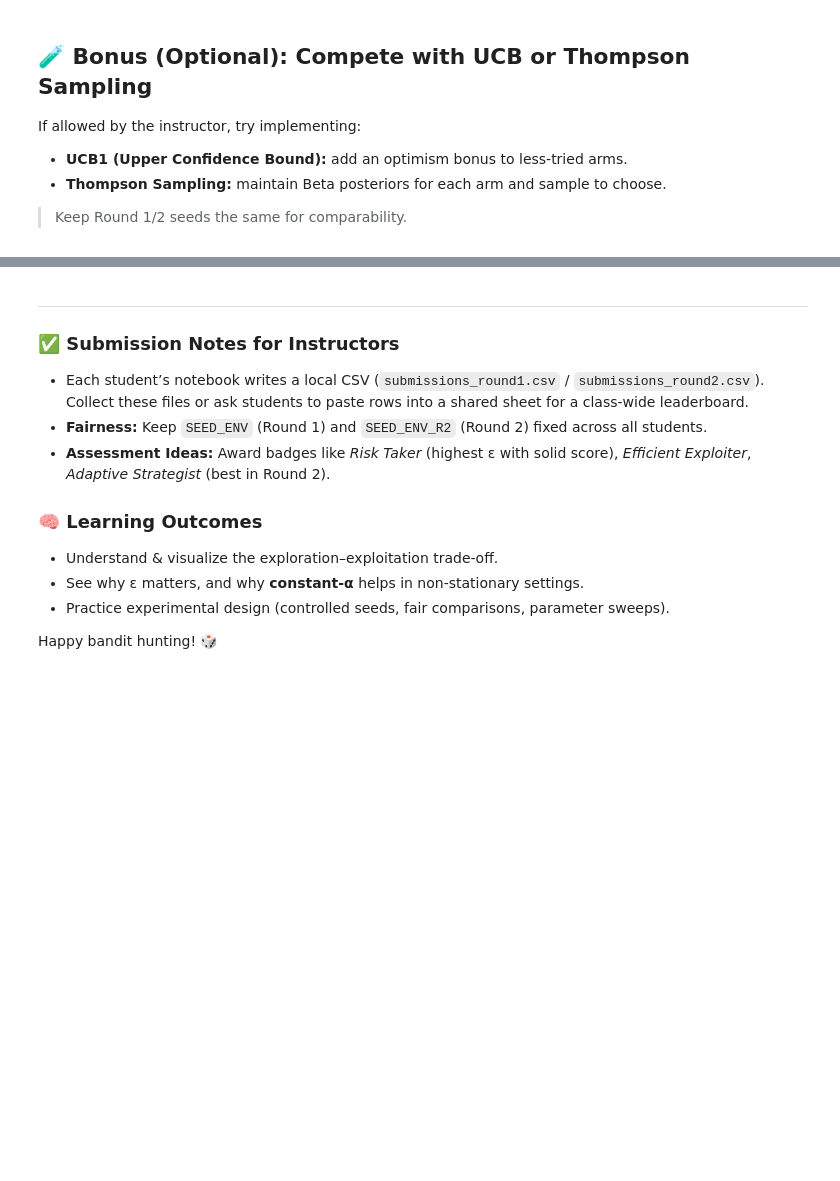
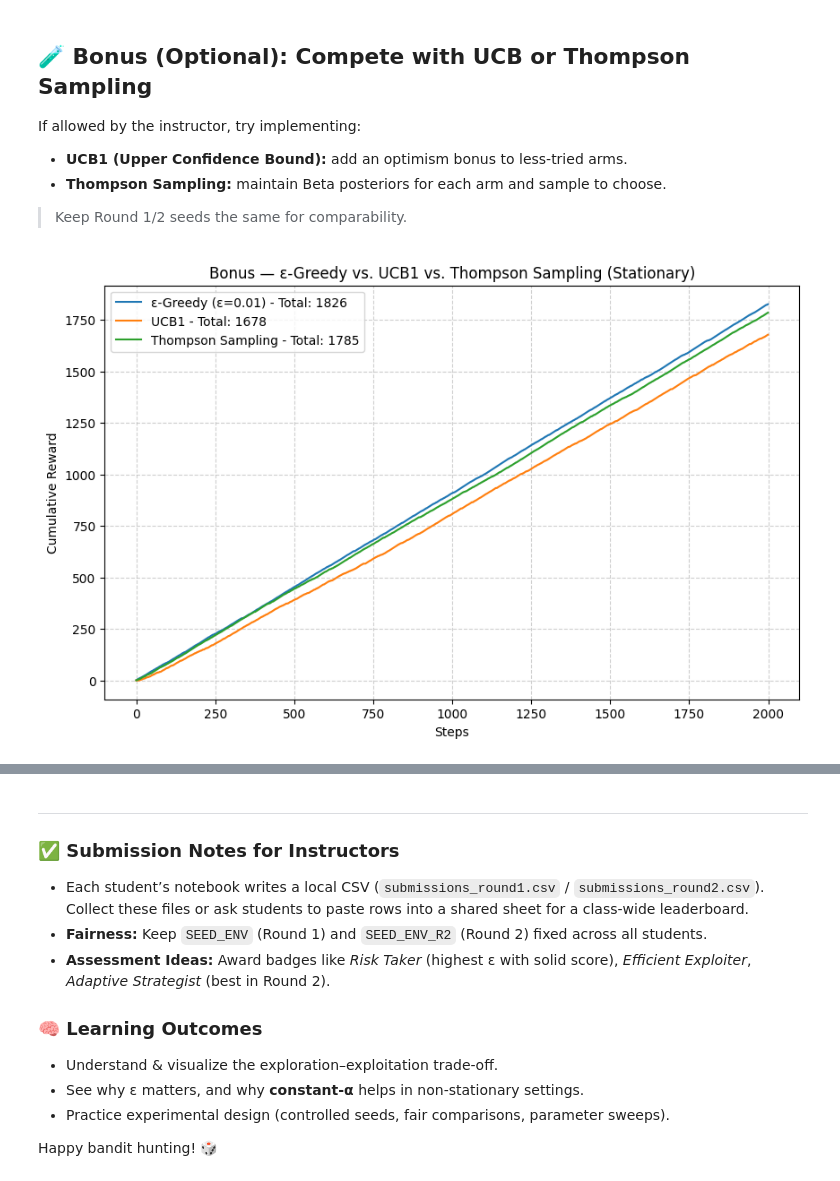
Before and after one commit to caatat741213/MultiArmedBandit_Workshop, a Jupyter notebook: Casino_Challenge_MAB_Workshop_LCC.ipynb, the cells around one changed output, grey strips where cells are left out. Saved outputs shown, nothing was run; the diff lists cells and outputs as text; code cells hidden in the pictures; blank space fills up the shorter version.

```diff
--- a/Casino_Challenge_MAB_Workshop_LCC.ipynb
+++ b/Casino_Challenge_MAB_Workshop_LCC.ipynb
@@ -603,0 +656,27 @@ If allowed by the instructor, try implementing:
+# %%
+STEPS = 2000
+SEED_AGENT = 66  # 跟你原先設定的一樣
+
+# 1. 執行你之前表現最好的 Fixed ε-Greedy (eps=0.01)
+r_eps, _, _, _ = epsilon_greedy(TRUE_MEANS, steps=STEPS, epsilon=0.01, seed=SEED_AGENT)
+
+# 2. 執行新設計的 UCB1
+r_ucb, _, _ = ucb1_strategy(TRUE_MEANS, steps=STEPS, seed=SEED_AGENT)
+
+# 3. 執行新設計的 Thompson Sampling
+r_ts, _, _ = thompson_sampling_strategy(TRUE_MEANS, steps=STEPS, seed=SEED_AGENT)
+
+# 4. 畫出累積獎勵折線圖進行大車拼
+plt.figure(figsize=(10, 6))
+plt.plot(np.cumsum(r_eps), label=f"ε-Greedy (ε=0.01) - Total: {int(np.sum(r_eps))}")
+plt.plot(np.cumsum(r_ucb), label=f"UCB1 - Total: {int(np.sum(r_ucb))}")
+plt.plot(np.cumsum(r_ts), label=f"Thompson Sampling - Total: {int(np.sum(r_ts))}")
+
+plt.title("Bonus — ε-Greedy vs. UCB1 vs. Thompson Sampling (Stationary)")
+plt.xlabel("Steps")
+plt.ylabel("Cumulative Reward")
+plt.grid(True, linestyle="--", alpha=0.6)
+plt.legend()
+plt.show()
+# %% [output]
+[figure, added]
```
Also changed, not shown: parts of 2 cells of this notebook.
